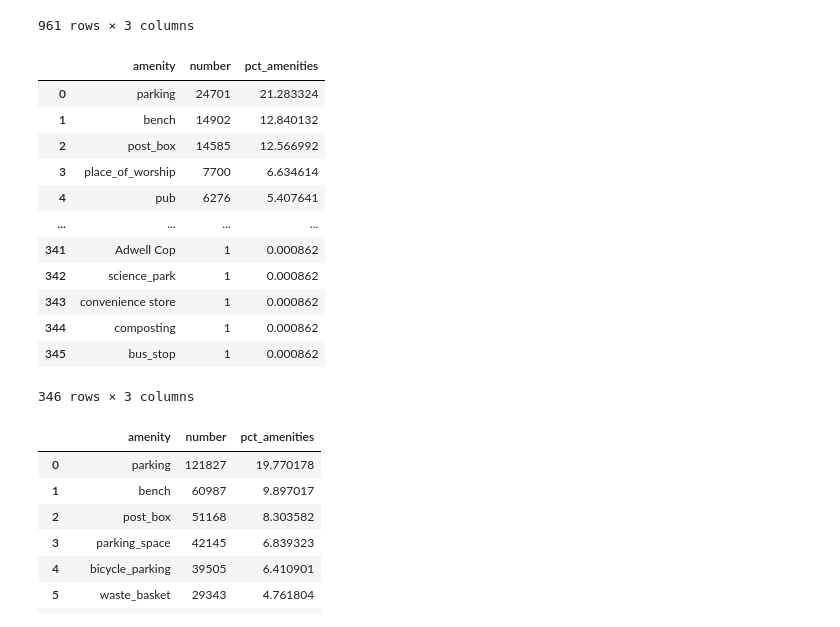
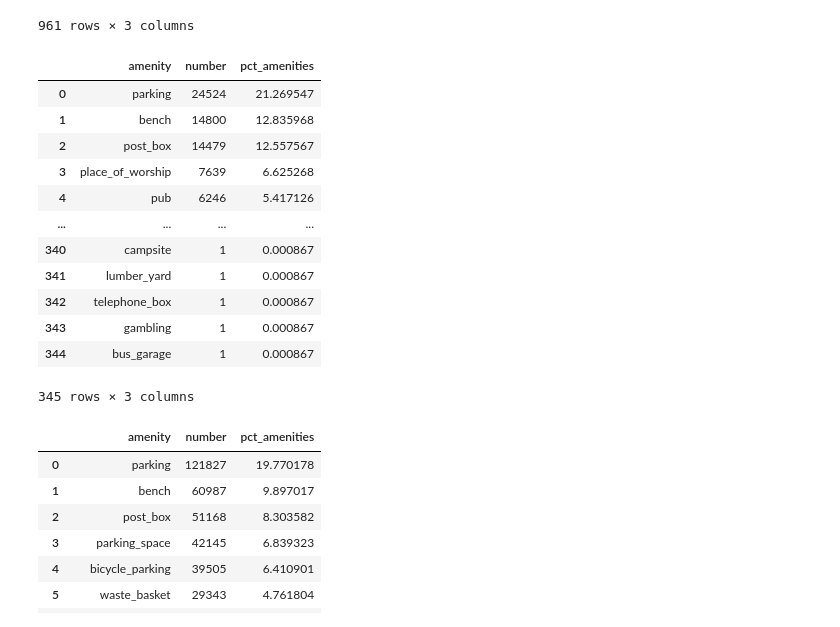
Before and after one commit to Kali89/rural_geographic_analysis, a Jupyter notebook: UrbanRuralProduction.ipynb, the cells around one changed output. Cells and saved outputs as stored; diff of their text form; code cells hidden in the pictures.

```diff
--- a/UrbanRuralProduction.ipynb
+++ b/UrbanRuralProduction.ipynb
@@ -317,14 +317,26 @@ overall_dict['Derbyshire']['Brampton']
     'surface': 'asphalt'}}]}
 # %%
 import re
+# %%
+only_rural_parishes = {}
+region_dict = {}
 # %%
 only_rural_dict = {}
 for county, parish_dict in overall_dict.items():
     for parish, data in parish_dict.items():
+        region = data['region']
+        try:
+            region_dict[region][parish] = data
+        except:
+            region_dict[region] = {parish: data}
         set_of_types = set([thing['classy'] for thing in data['classification']])
         if len([j for j in set_of_types if j == j and re.match('Rural*', j)]) == len(set_of_types):
             try:
                 only_rural_dict[county][parish] = data
             except:
                 only_rural_dict[county] = {parish: data}
+            try:
+                only_rural_parishes[region][parish] = data
+            except:
+                only_rural_parishes[region] = {parish: data}
 # %%
@@ -482,37 +570,35 @@ overall_ams
 | 960 | mobile_home | 1 | 0.000162 |
 961 rows × 3 columns
 # %%
-non_rural_counties = [
-    'Inner London',
-    'Greater Manchester',
-    'Merseyside',
-    'Tyne and Wear',
-    'West Midlands'
+non_rural_regions = [
+    'North East',
+    'London'
 ]
+
 rural_list = []
-for county, parishes in only_rural_dict.items():
-    if county not in non_rural_counties:
+for county, parishes in only_rural_parishes.items():
+    if region not in non_rural_regions:
         for parish, data in parishes.items():
             for am in data['amenities']:
                 rural_list.append(am['amenity'])
 
 rural_ams = pd.DataFrame(Counter(rural_list).most_common(), columns=['amenity', 'number'])
 rural_ams.loc[:, 'pct_amenities'] = 100*rural_ams.number / rural_ams.number.sum()
 rural_ams
 # %% [output]
 |  | amenity | number | pct_amenities |
-| 0 | parking | 24701 | 21.283324 |
-| 1 | bench | 14902 | 12.840132 |
-| 2 | post_box | 14585 | 12.566992 |
-| 3 | place_of_worship | 7700 | 6.634614 |
-| 4 | pub | 6276 | 5.407641 |
+| 0 | parking | 24524 | 21.269547 |
+| 1 | bench | 14800 | 12.835968 |
+| 2 | post_box | 14479 | 12.557567 |
+| 3 | place_of_worship | 7639 | 6.625268 |
+| 4 | pub | 6246 | 5.417126 |
 | ... | ... | ... | ... |
-| 341 | Adwell Cop | 1 | 0.000862 |
-| 342 | science_park | 1 | 0.000862 |
-| 343 | convenience store | 1 | 0.000862 |
-| 344 | composting | 1 | 0.000862 |
-| 345 | bus_stop | 1 | 0.000862 |
+| 340 | campsite | 1 | 0.000867 |
+| 341 | lumber_yard | 1 | 0.000867 |
+| 342 | telephone_box | 1 | 0.000867 |
+| 343 | gambling | 1 | 0.000867 |
+| 344 | bus_garage | 1 | 0.000867 |
-346 rows × 3 columns
+345 rows × 3 columns
 # %%
 overall_ams.head(20)
 # %% [output]
```
Also changed, not shown: parts of 16 cells of this notebook, 4 other files.
